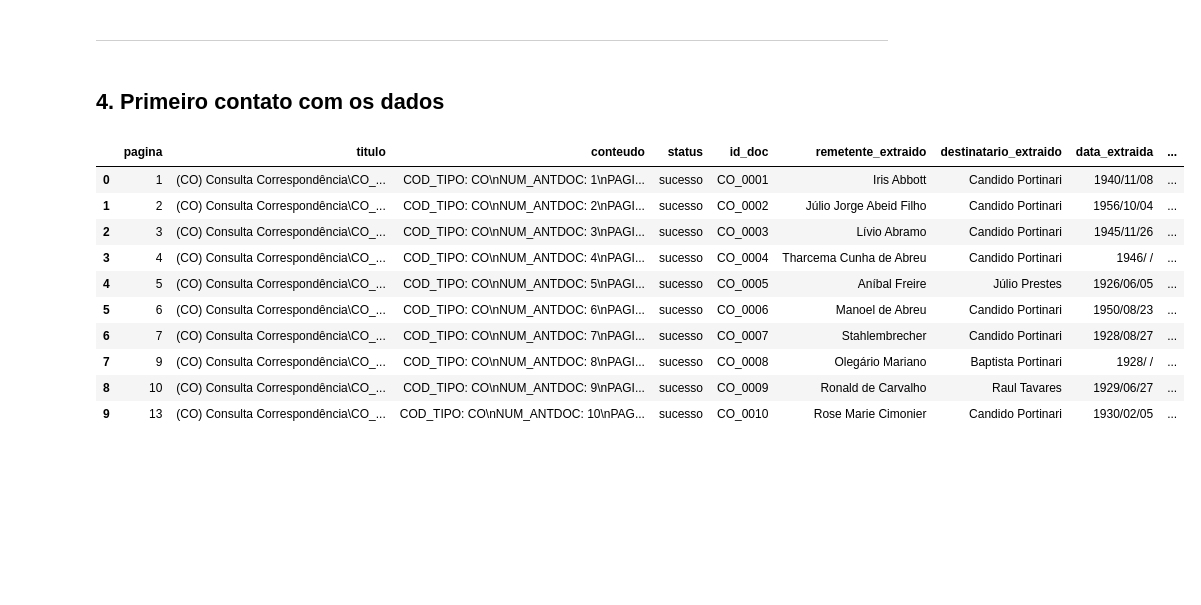
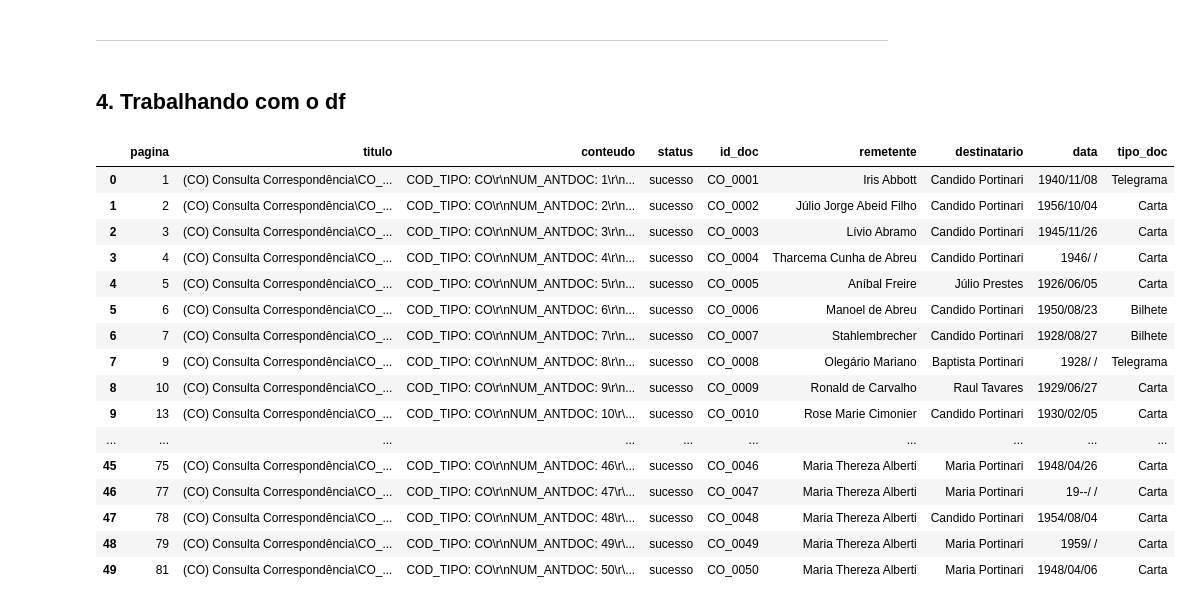
Before and after one commit to vrsmic/portinari-metadata, a Jupyter notebook: AV2.ipynb, the cells around one changed output. Cells and saved outputs as stored; diff of their text form; code cells hidden in the pictures; blank space fills up the shorter version.

```diff
--- a/AV2.ipynb
+++ b/AV2.ipynb
@@ -323,20 +357,26 @@ Nenhuma diferença encontrada entre os arquivos nas colunas comparadas.
 # %% [markdown]
 ___
 # %% [markdown]
-## 4. Primeiro contato com os dados
+## 4. Trabalhando com o df
 # %%
 df = pd.read_csv('dados_finais.csv')
-df.head(10)
+df.head(50)
 # %% [output]
-|  | pagina | titulo | conteudo | status | id_doc | remetente_extraido | destinatario_extraido | data_extraida | ... |
-| 0 | 1 | (CO) Consulta Correspondência\CO_... | COD_TIPO: CO\nNUM_ANTDOC: 1\nPAGI... | sucesso | CO_0001 | Iris Abbott | Candido Portinari | 1940/11/08 | ... |
-| 1 | 2 | (CO) Consulta Correspondência\CO_... | COD_TIPO: CO\nNUM_ANTDOC: 2\nPAGI... | sucesso | CO_0002 | Júlio Jorge Abeid Filho | Candido Portinari | 1956/10/04 | ... |
-| 2 | 3 | (CO) Consulta Correspondência\CO_... | COD_TIPO: CO\nNUM_ANTDOC: 3\nPAGI... | sucesso | CO_0003 | Lívio Abramo | Candido Portinari | 1945/11/26 | ... |
-| 3 | 4 | (CO) Consulta Correspondência\CO_... | COD_TIPO: CO\nNUM_ANTDOC: 4\nPAGI... | sucesso | CO_0004 | Tharcema Cunha de Abreu | Candido Portinari | 1946/ / | ... |
-| 4 | 5 | (CO) Consulta Correspondência\CO_... | COD_TIPO: CO\nNUM_ANTDOC: 5\nPAGI... | sucesso | CO_0005 | Aníbal Freire | Júlio Prestes | 1926/06/05 | ... |
-| 5 | 6 | (CO) Consulta Correspondência\CO_... | COD_TIPO: CO\nNUM_ANTDOC: 6\nPAGI... | sucesso | CO_0006 | Manoel de Abreu | Candido Portinari | 1950/08/23 | ... |
-| 6 | 7 | (CO) Consulta Correspondência\CO_... | COD_TIPO: CO\nNUM_ANTDOC: 7\nPAGI... | sucesso | CO_0007 | Stahlembrecher | Candido Portinari | 1928/08/27 | ... |
-| 7 | 9 | (CO) Consulta Correspondência\CO_... | COD_TIPO: CO\nNUM_ANTDOC: 8\nPAGI... | sucesso | CO_0008 | Olegário Mariano | Baptista Portinari | 1928/ / | ... |
-| 8 | 10 | (CO) Consulta Correspondência\CO_... | COD_TIPO: CO\nNUM_ANTDOC: 9\nPAGI... | sucesso | CO_0009 | Ronald de Carvalho | Raul Tavares | 1929/06/27 | ... |
-| 9 | 13 | (CO) Consulta Correspondência\CO_... | COD_TIPO: CO\nNUM_ANTDOC: 10\nPAG... | sucesso | CO_0010 | Rose Marie Cimonier | Candido Portinari | 1930/02/05 | ... |
+|  | pagina | titulo | conteudo | status | id_doc | remetente | destinatario | data | tipo_doc |
+| 0 | 1 | (CO) Consulta Correspondência\CO_... | COD_TIPO: CO\r\nNUM_ANTDOC: 1\r\n... | sucesso | CO_0001 | Iris Abbott | Candido Portinari | 1940/11/08 | Telegrama |
+| 1 | 2 | (CO) Consulta Correspondência\CO_... | COD_TIPO: CO\r\nNUM_ANTDOC: 2\r\n... | sucesso | CO_0002 | Júlio Jorge Abeid Filho | Candido Portinari | 1956/10/04 | Carta |
+| 2 | 3 | (CO) Consulta Correspondência\CO_... | COD_TIPO: CO\r\nNUM_ANTDOC: 3\r\n... | sucesso | CO_0003 | Lívio Abramo | Candido Portinari | 1945/11/26 | Carta |
+| 3 | 4 | (CO) Consulta Correspondência\CO_... | COD_TIPO: CO\r\nNUM_ANTDOC: 4\r\n... | sucesso | CO_0004 | Tharcema Cunha de Abreu | Candido Portinari | 1946/ / | Carta |
+| 4 | 5 | (CO) Consulta Correspondência\CO_... | COD_TIPO: CO\r\nNUM_ANTDOC: 5\r\n... | sucesso | CO_0005 | Aníbal Freire | Júlio Prestes | 1926/06/05 | Carta |
+| 5 | 6 | (CO) Consulta Correspondência\CO_... | COD_TIPO: CO\r\nNUM_ANTDOC: 6\r\n... | sucesso | CO_0006 | Manoel de Abreu | Candido Portinari | 1950/08/23 | Bilhete |
+| 6 | 7 | (CO) Consulta Correspondência\CO_... | COD_TIPO: CO\r\nNUM_ANTDOC: 7\r\n... | sucesso | CO_0007 | Stahlembrecher | Candido Portinari | 1928/08/27 | Bilhete |
+| 7 | 9 | (CO) Consulta Correspondência\CO_... | COD_TIPO: CO\r\nNUM_ANTDOC: 8\r\n... | sucesso | CO_0008 | Olegário Mariano | Baptista Portinari | 1928/ / | Telegrama |
+| 8 | 10 | (CO) Consulta Correspondência\CO_... | COD_TIPO: CO\r\nNUM_ANTDOC: 9\r\n... | sucesso | CO_0009 | Ronald de Carvalho | Raul Tavares | 1929/06/27 | Carta |
+| 9 | 13 | (CO) Consulta Correspondência\CO_... | COD_TIPO: CO\r\nNUM_ANTDOC: 10\r\... | sucesso | CO_0010 | Rose Marie Cimonier | Candido Portinari | 1930/02/05 | Carta |
+| ... | ... | ... | ... | ... | ... | ... | ... | ... | ... |
+| 45 | 75 | (CO) Consulta Correspondência\CO_... | COD_TIPO: CO\r\nNUM_ANTDOC: 46\r\... | sucesso | CO_0046 | Maria Thereza Alberti | Maria Portinari | 1948/04/26 | Carta |
+| 46 | 77 | (CO) Consulta Correspondência\CO_... | COD_TIPO: CO\r\nNUM_ANTDOC: 47\r\... | sucesso | CO_0047 | Maria Thereza Alberti | Maria Portinari | 19--/ / | Carta |
+| 47 | 78 | (CO) Consulta Correspondência\CO_... | COD_TIPO: CO\r\nNUM_ANTDOC: 48\r\... | sucesso | CO_0048 | Maria Thereza Alberti | Candido Portinari | 1954/08/04 | Carta |
+| 48 | 79 | (CO) Consulta Correspondência\CO_... | COD_TIPO: CO\r\nNUM_ANTDOC: 49\r\... | sucesso | CO_0049 | Maria Thereza Alberti | Maria Portinari | 1959/ / | Carta |
+| 49 | 81 | (CO) Consulta Correspondência\CO_... | COD_TIPO: CO\r\nNUM_ANTDOC: 50\r\... | sucesso | CO_0050 | Maria Thereza Alberti | Maria Portinari | 1948/04/06 | Carta |
 # %%
```
Also changed, not shown: parts of 20 cells of this notebook, 3 other files.
